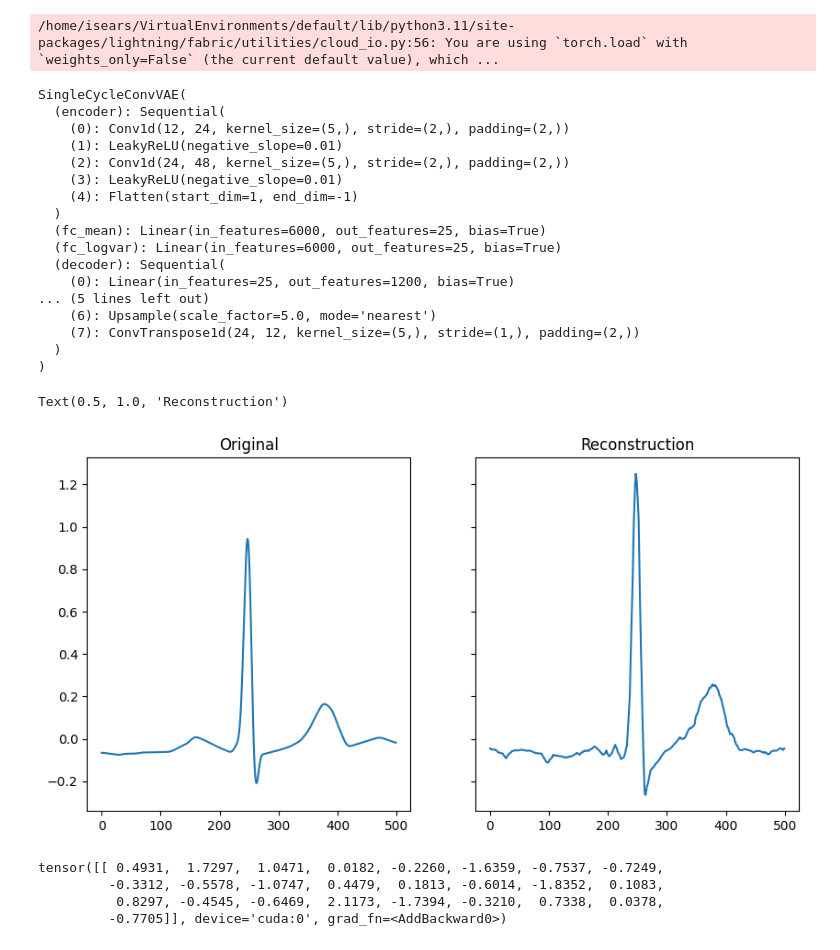
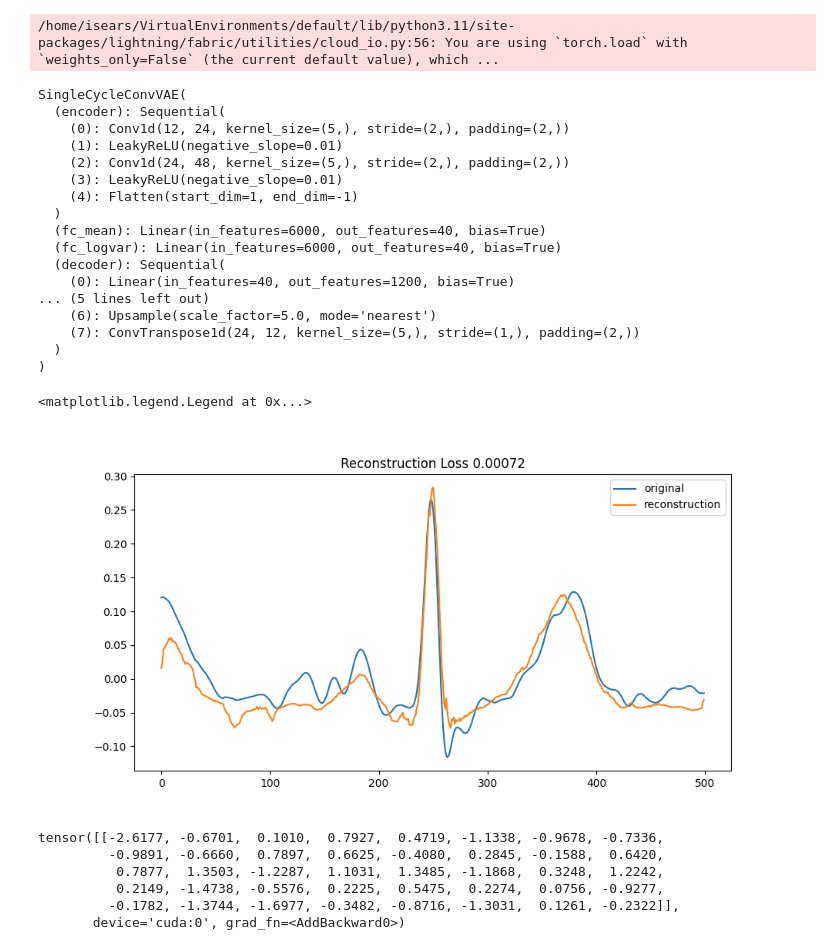
Before and after one commit to isears/ptbxlae, a Jupyter notebook: notebooks/generative_singlecycle_sandbox.ipynb, the cells around one changed output. Cells and saved outputs as stored; diff of their text form; code cells hidden in the pictures.

```diff
--- a/notebooks/generative_singlecycle_sandbox.ipynb
+++ b/notebooks/generative_singlecycle_sandbox.ipynb
@@ -8,6 +10,6 @@ import matplotlib.pyplot as plt
 # %%
 torch.no_grad()
-m = SingleCycleConvVAE.load_from_checkpoint('../cache/savedmodels/last-v1.ckpt')
+m = SingleCycleConvVAE.load_from_checkpoint('../cache/savedmodels/last-v2.ckpt')
 m = m.eval()
 m
 # %% [output]
@@ -20,40 +22,47 @@ SingleCycleConvVAE(
     (3): LeakyReLU(negative_slope=0.01)
     (4): Flatten(start_dim=1, end_dim=-1)
   )
-  (fc_mean): Linear(in_features=6000, out_features=25, bias=True)
-  (fc_logvar): Linear(in_features=6000, out_features=25, bias=True)
+  (fc_mean): Linear(in_features=6000, out_features=40, bias=True)
+  (fc_logvar): Linear(in_features=6000, out_features=40, bias=True)
   (decoder): Sequential(
-    (0): Linear(in_features=25, out_features=1200, bias=True)
+    (0): Linear(in_features=40, out_features=1200, bias=True)
 ... (5 lines left out)
     (6): Upsample(scale_factor=5.0, mode='nearest')
     (7): ConvTranspose1d(24, 12, kernel_size=(5,), stride=(1,), padding=(2,))
   )
 )
 # %%
-SAMPLE_IDX = 254
-CHANNEL = 8
+from torch.nn.functional import mse_loss
+
+SAMPLE_IDX = 1289
+CHANNEL = 0
 ds = SingleCycleCachedDS(cache_path="../cache/singlecycle_data", randomness=False)
 
 latent_representation = m.encode(ds[SAMPLE_IDX].unsqueeze(0).to('cuda'))
-reconstruction = m.decode(latent_representation).squeeze().detach().cpu().numpy()
+reconstruction = m.decode(latent_representation).squeeze().detach().cpu()
 
-reconstruction
+orig_plot = ds[SAMPLE_IDX][CHANNEL]
+recon_plot = reconstruction[CHANNEL]
 
 plt.rcParams['figure.figsize'] = [10, 5]
-fig, (ax1, ax2) = plt.subplots(1, 2, sharey=True)
-ax1.plot(range(0, 500), ds[SAMPLE_IDX][CHANNEL])
-ax2.plot(range(0, 500), reconstruction[CHANNEL])
+fig, ax = plt.subplots()
+ax.set_title(f"Reconstruction Loss {mse_loss(orig_plot, recon_plot):.5f}")
+ax.plot(range(0, 500), orig_plot, label='original')
+ax.plot(range(0, 500), recon_plot, label='reconstruction')
+plt.legend(loc='best')
 
-ax1.set_title('Original')
-ax2.set_title('Reconstruction')
+# ax1.set_title('Original')
+# ax2.set_title('Reconstruction')
 # %% [output]
-Text(0.5, 1.0, 'Reconstruction')
+<matplotlib.legend.Legend at 0x...>
-[figure, old version]
+[figure, new version]
 # %%
 latent_representation
 # %% [output]
-tensor([[ 0.4931,  1.7297,  1.0471,  0.0182, -0.2260, -1.6359, -0.7537, -0.7249,
-         -0.3312, -0.5578, -1.0747,  0.4479,  0.1813, -0.6014, -1.8352,  0.1083,
-          0.8297, -0.4545, -0.6469,  2.1173, -1.7394, -0.3210,  0.7338,  0.0378,
-         -0.7705]], device='cuda:0', grad_fn=<AddBackward0>)
+tensor([[-2.6177, -0.6701,  0.1010,  0.7927,  0.4719, -1.1338, -0.9678, -0.7336,
+         -0.9891, -0.6660,  0.7897,  0.6625, -0.4080,  0.2845, -0.1588,  0.6420,
+          0.7877,  1.3503, -1.2287,  1.1031,  1.3485, -1.1868,  0.3248,  1.2242,
+          0.2149, -1.4738, -0.5576,  0.2225,  0.5475,  0.2274,  0.0756, -0.9277,
+         -0.1782, -1.3744, -1.6977, -0.3482, -0.8716, -1.3031,  0.1261, -0.2322]],
+       device='cuda:0', grad_fn=<AddBackward0>)
 # %%
```
Also changed, not shown: parts of 3 cells of this notebook, 3 other files.
